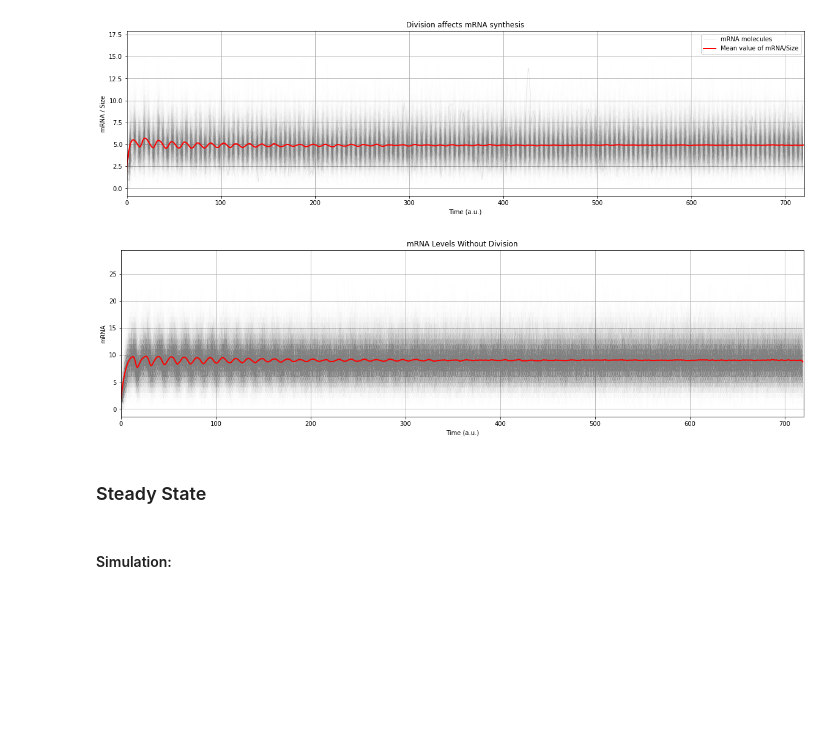
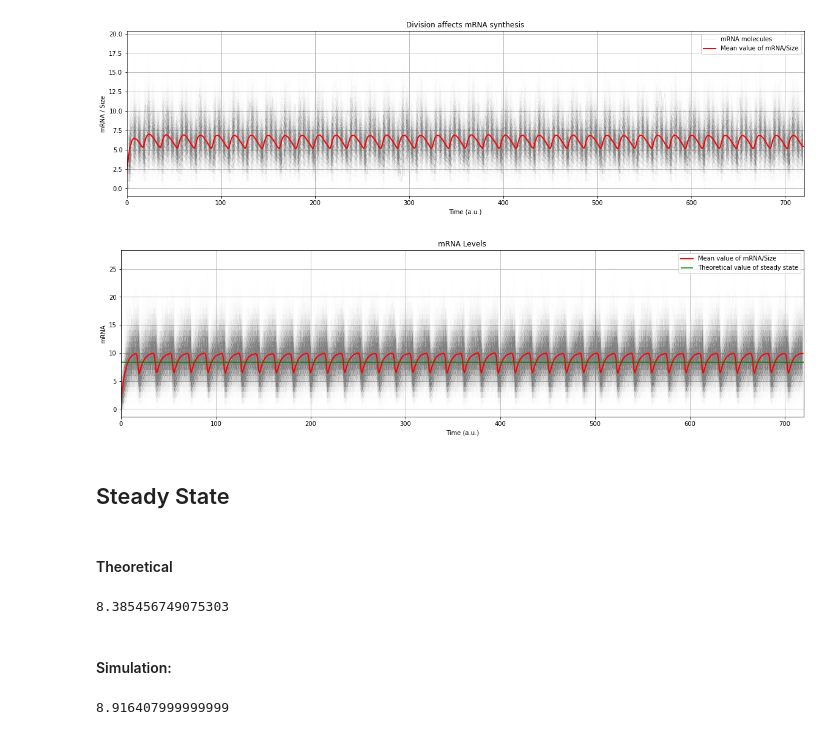
Before and after one commit to SergioPachonDotor/ToyMaker, a Jupyter notebook: Prototype/Testing.ipynb, the cells around one changed output. Cells and saved outputs as stored; diff of their text form; code cells hidden in the pictures; blank space fills up the shorter version.

```diff
--- a/Prototype/Testing.ipynb
+++ b/Prototype/Testing.ipynb
@@ -6,7 +8,7 @@ from tqdm import tqdm
 # %%
 %%time
 def k_r():
-    return 2
+    return 2.
 
 def gamma_r(Xr):
     return (1/5) * Xr
@@ -21,15 +23,14 @@ reactions = {
 
     k_r: {'create': ['Xr']},
     gamma_r:{'destroy': ['Xr']},
-    'division': {'dilute': ['Xr']}
-
+    'division': {'segregate': ['Xr']}
 }
 
 tmax = 720
 sampling_time = 1
 cell = 1
-cells = 5000
+cells = 10000
 
-sim = tmkr.Simulate_Division(species, reactions, tmax, sampling_time, cell, doubling_time=18.)
+sim = tmkr.Simulate_Division(species, reactions, tmax, sampling_time, cell, doubling_time=18., noise_at_division=True)
 # [print(sim[i]) for i in range(len(sim))];
 # %% [output]
@@ -62,4 +62,4 @@ Text(0, 0.5, 'Size')
 # %%
 %%time
-sims = [tmkr.Simulate_Division(species, reactions, tmax, sampling_time, c) for c in tqdm(range(cells))]
+sims = [tmkr.Simulate_Division(species, reactions, tmax, sampling_time, c) for c in tqdm(range(1, cells + 1))]
 # %% [output]
@@ -72,7 +72,7 @@ time_arr = [sims[c][:,0] for c in range(cells)]
 size_arr = [sims[c][:,2] for c in range(cells)]
 rna_arr = [sims[c][:,3] for c in range(cells)]
 
-mean_mrna = tmkr.get_mean_per_cell_division(cells=sims, samples=cells, tmax=tmax, species_idx=3, size_idx=2)
+mean_mrna = tmkr.get_mean_per_cell_division(cells=sims, samples=cells, tmax=tmax, species_idx=3, size_idx=2, single_value=False)
 
 [plt.plot(time_arr[c], rna_arr[c]/size_arr[c], lw=0.01, color='grey', alpha=0.2) for c in range(cells if cells <= 1000 else 1000)];
 plt.plot(time_arr[0], rna_arr[0]/size_arr[0], lw=0.8, color='grey', label='mRNA molecules', alpha=0.2)
@@ -86,27 +86,44 @@ plt.title('Division affects mRNA synthesis')
 plt.legend(loc='upper right')
 plt.grid(True)
 # %% [output]
-[figure, old version]
+[figure, new version]
 # %%
 fig, ax = plt.subplots(figsize=(20,5))
 
 time_arr = [sims[c][:,0] for c in range(cells)]
 size_arr = [sims[c][:,2] for c in range(cells)]
 rna_arr = [sims[c][:,3] for c in range(cells)]
 
-mean_mrna = tmkr.get_mean_per_cell(cells=sims, samples=cells, tmax=tmax, species_idx=3)
+mu = np.log(2)/18.
+
+mean_mrna_cl = tmkr.get_mean_per_cell(cells=sims, samples=cells, tmax=tmax, species_idx=3)
+# mean_mrna = tmkr.get_mean_per_cell_division(cells=sims, samples=cells, tmax=tmax, species_idx=3, size_idx=2, single_value=False)
 [plt.plot(time_arr[c], rna_arr[c], lw=0.05, color='grey', alpha=0.05) for c in range(cells if cells <= 1000 else 1000)];
-plt.plot(mean_mrna, color='red', lw=2,label='Mean value of mRNA/Size')
-plt.title('mRNA Levels Without Division')
+plt.plot(mean_mrna_cl, color='red', lw=2,label='Mean value of mRNA/Size')
+plt.hlines(k_r()/(gamma_r(Xr=1.) + mu), 0, tmax, color='green', label='Theoretical value of steady state')
+plt.title('mRNA Levels')
 plt.xlabel('Time (a.u.)')
 plt.ylabel('mRNA')
+plt.legend(loc='upper right')
 plt.xlim(0, tmax)
 plt.grid(True)
-# plt.hlines((k_r()/gamma_r()), 0, tmax, color='red')
 # %% [output]
-[figure, old version]
+[figure, new version]
 # %% [markdown]
-### Steady State
+## Steady State
+# %% [markdown]
+#### Theoretical
+# %%
+mu = np.log(2)/18.
+ss_d = k_r()/(gamma_r(Xr=1.) + mu)
+ss_d
+# %% [output]
+8.385456749075303
 # %% [markdown]
 #### Simulation:
+# %%
+mean_mrna_c = tmkr.get_mean_per_cell(cells=sims, samples=cells, tmax=tmax, species_idx=3, single_value=True)
+mean_mrna_c
+# %% [output]
+8.916407999999999
 # %%
```
Also changed, not shown: parts of 14 cells of this notebook, 7 other files.
